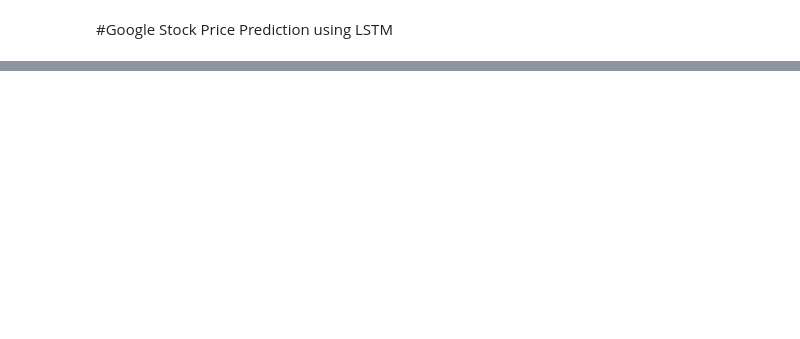
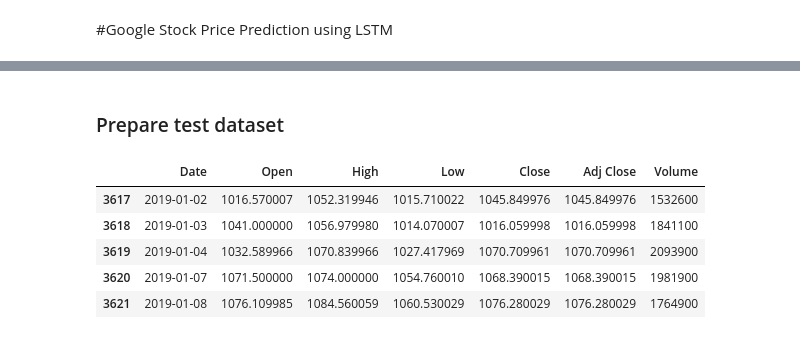
Before and after one commit to omer770/google_stock_price_prediction, a Jupyter notebook: Google_stock_price_detection.ipynb, the cells around one changed output, grey strips where cells are left out. Cells and saved outputs as stored; diff of their text form; code cells hidden in the pictures; blank space fills up the shorter version.

```diff
--- a/Google_stock_price_detection.ipynb
+++ b/Google_stock_price_detection.ipynb
@@ -164,0 +20,5 @@ Epoch 3535/10000
+# %%
+data = pd.read_csv('GOOGLE.csv', date_parser = True)
+# %%
+data_training = data[data['Date']<'2019-01-01'].copy()
+data_test = data[data['Date']>='2019-01-01'].copy()
@@ -164,0 +148,11 @@ Epoch 3535/10000
+# %% [markdown]
+### Prepare test dataset
+# %%
+data_test.head()
+# %% [output]
+|  | Date | Open | High | Low | Close | Adj Close | Volume |
+| 3617 | 2019-01-02 | 1016.570007 | 1052.319946 | 1015.710022 | 1045.849976 | 1045.849976 | 1532600 |
+| 3618 | 2019-01-03 | 1041.000000 | 1056.979980 | 1014.070007 | 1016.059998 | 1016.059998 | 1841100 |
+| 3619 | 2019-01-04 | 1032.589966 | 1070.839966 | 1027.417969 | 1070.709961 | 1070.709961 | 2093900 |
+| 3620 | 2019-01-07 | 1071.500000 | 1074.000000 | 1054.760010 | 1068.390015 | 1068.390015 | 1981900 |
+| 3621 | 2019-01-08 | 1076.109985 | 1084.560059 | 1060.530029 | 1076.280029 | 1076.280029 | 1764900 |
```
Also changed, not shown: parts of 43 cells of this notebook.
